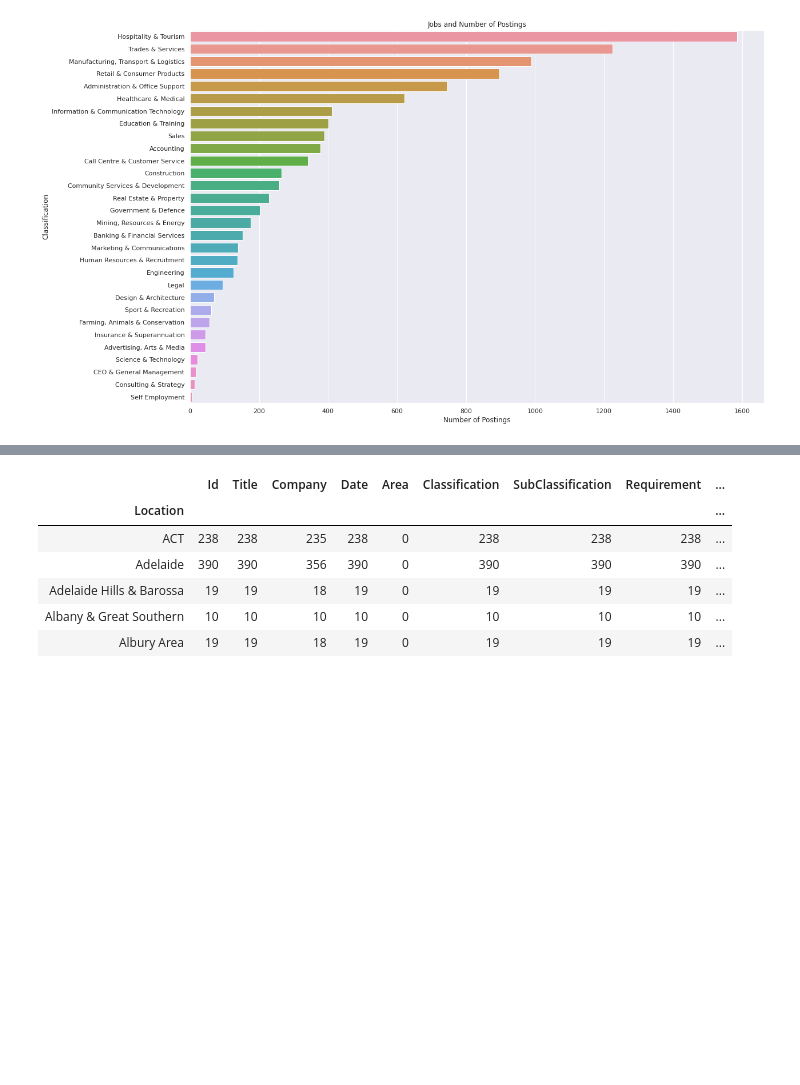
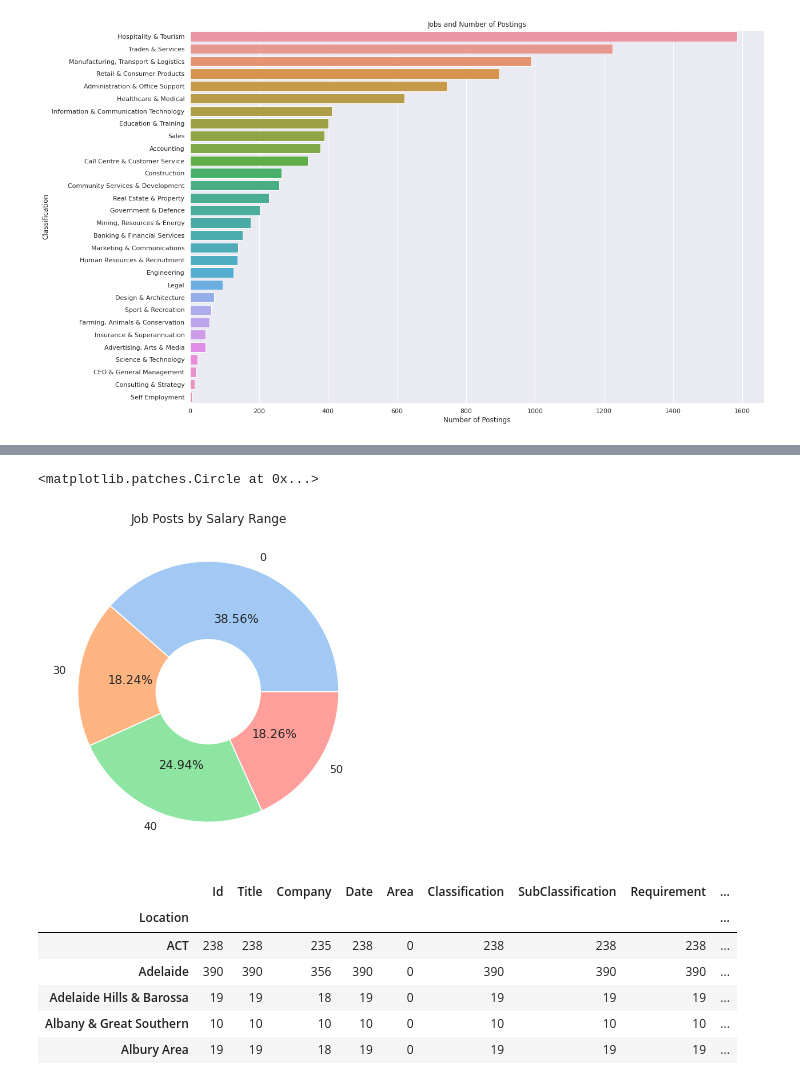
Before and after one commit to dohaicuong/big-data-analysis, a Jupyter notebook: src/lab2/job-market-lab2-3803ict.ipynb, the cells around one changed output, grey strips where cells are left out. Saved outputs shown, nothing was run; the diff lists cells and outputs as text; code cells hidden in the pictures; blank space fills up the shorter version.

Commit message:
job posts by salary range

```diff
--- a/src/lab2/job-market-lab2-3803ict.ipynb
+++ b/src/lab2/job-market-lab2-3803ict.ipynb
@@ -52,0 +38,11 @@ import matplotlib
+# %%
+jobPostsBySalaryRange = df.assign(AverageSalary = (df['HighestSalary'] + df['LowestSalary']) / 2)
+jobPostsBySalaryRange = jobPostsBySalaryRange.groupby(
+  pd.cut(
+    jobPostsBySalaryRange['AverageSalary'],
+    bins=[0, 30, 40, 50, np.inf],
+    labels=['0', '30', '40', '50']
+  )
+).size().reset_index(name='count')
+
+jobPostsBySalaryRange.head(5)
@@ -53,3 +55,20 @@ import matplotlib
+# %%
+sns.set(rc={"figure.figsize":(6, 6)})
+
+plt.title('Job Posts by Salary Range')
+
+plt.pie(
+    jobPostsBySalaryRange['count'],
+    labels=jobPostsBySalaryRange['AverageSalary'],
+    colors=sns.color_palette('pastel'),
+    autopct='%.2f%%',
+    # pctdistance=0.7
+)
+
+plt.gcf().gca().add_artist(plt.Circle((0, 0), 0.4, fc='white'))
+# %% [output]
+<matplotlib.patches.Circle at 0x...>
+[figure, added]
 # %%
 locationDf = df[df['Location'].isna()==False]
 locationDf = locationDf.groupby('Location').count()
```
Also changed, not shown: parts of 3 cells of this notebook.
